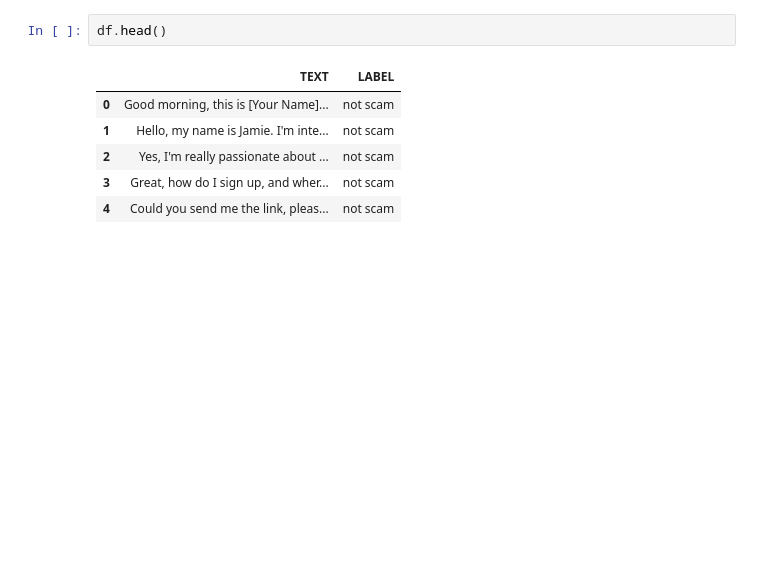
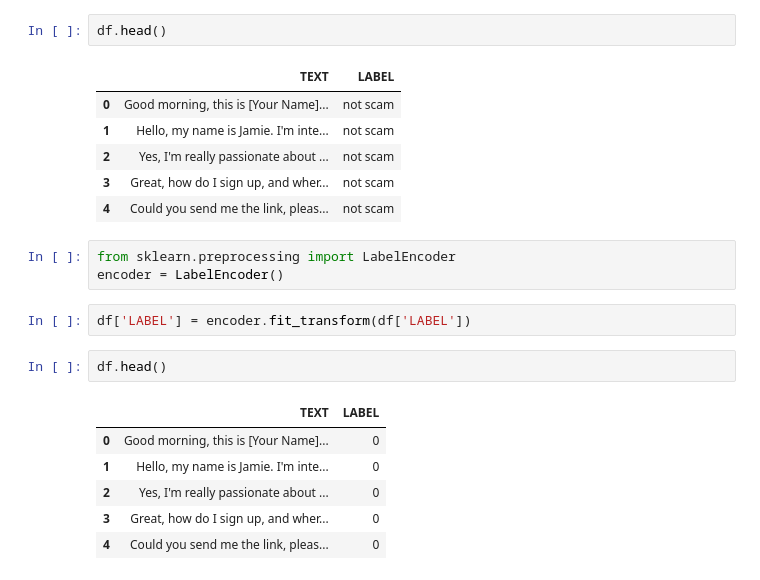
Before and after one commit to Cralsic123/Ginger, a Jupyter notebook: Untitled36.ipynb, the cells around one changed output. Saved outputs shown, nothing was run; the diff lists cells and outputs as text; blank space fills up the shorter version.

```diff
--- a/Untitled36.ipynb
+++ b/Untitled36.ipynb
@@ -66,3 +66,17 @@ df.head()
 | 2 | Yes, I'm really passionate about ... | not scam |
 | 3 | Great, how do I sign up, and wher... | not scam |
 | 4 | Could you send me the link, pleas... | not scam |
+# %%
+from sklearn.preprocessing import LabelEncoder
+encoder = LabelEncoder()
+# %%
+df['LABEL'] = encoder.fit_transform(df['LABEL'])
+# %%
+df.head()
+# %% [output]
+|  | TEXT | LABEL |
+| 0 | Good morning, this is [Your Name]... | 0 |
+| 1 | Hello, my name is Jamie. I'm inte... | 0 |
+| 2 | Yes, I'm really passionate about ... | 0 |
+| 3 | Great, how do I sign up, and wher... | 0 |
+| 4 | Could you send me the link, pleas... | 0 |
```
